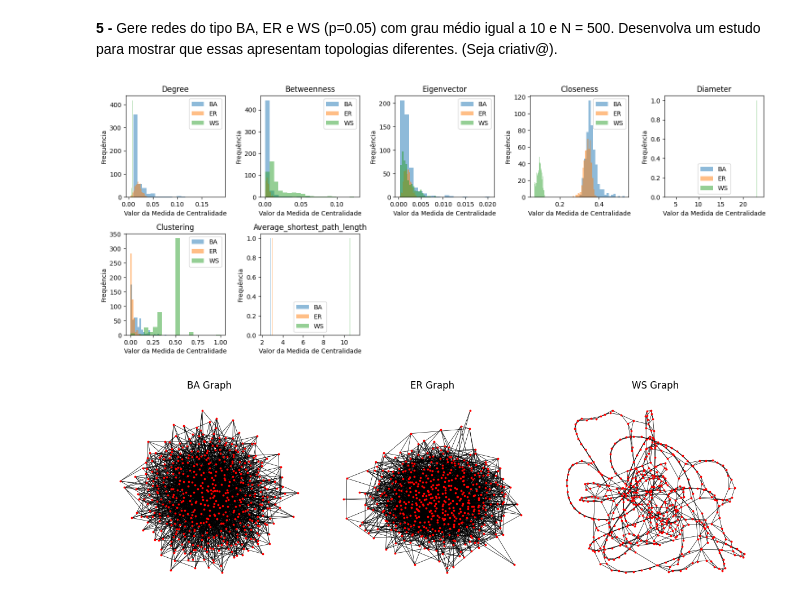
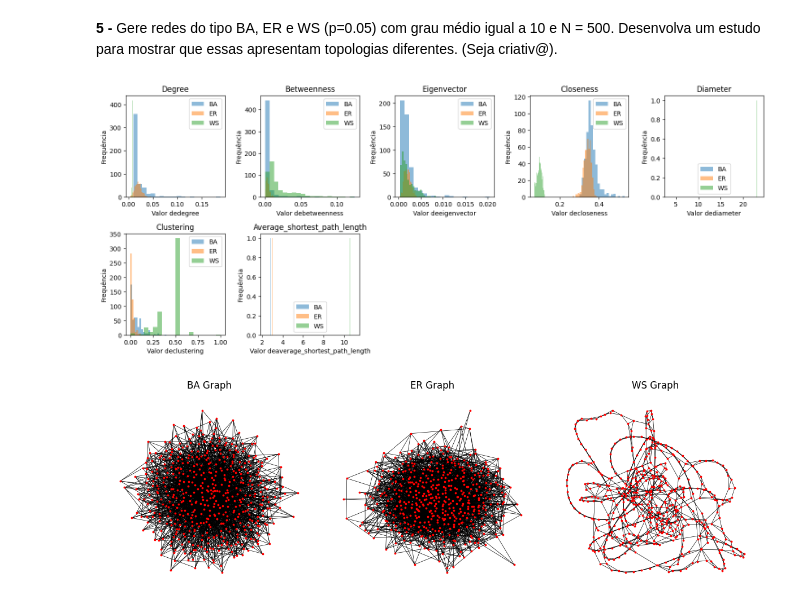
Before and after one commit to ivpinheiro/SME0130-RedesComplexas, a Jupyter notebook: Prova1.ipynb, the cells around one changed output. Drawn from its saved outputs; the diff is of its cells as text; code cells hidden in the pictures.

```diff
--- a/Prova1.ipynb
+++ b/Prova1.ipynb
@@ -490,28 +490,28 @@ for measure in centrality_measures:
 # %%
 # Plotando as medidas de centralidade
 plt.figure(figsize=(15, 15))
 
 for measure in centrality_measures:
     plt.subplot(5, 5, centrality_measures.index(measure) + 1)
 
     ba_values = list(ba_centralities[measure].values())
     er_values = list(er_centralities[measure].values())
     ws_values = list(ws_centralities[measure].values())
 
     plt.hist(ba_values, bins=20, alpha=0.5, label='BA')
     plt.hist(er_values, bins=20, alpha=0.5, label='ER')
     plt.hist(ws_values, bins=20, alpha=0.5, label='WS')
 
-    plt.xlabel('Valor da Medida de Centralidade')
+    plt.xlabel('Valor de' + measure)
     plt.ylabel('Frequência')
     plt.title(measure.capitalize())
     plt.legend()
 
 plt.subplots_adjust(wspace=1.5, hspace=1.5)
 plt.tight_layout()
 plt.show()
 # %% [output]
-[figure, old version]
+[figure, new version]
 # %%
 import networkx as nx
 import matplotlib.pyplot as plt
```
